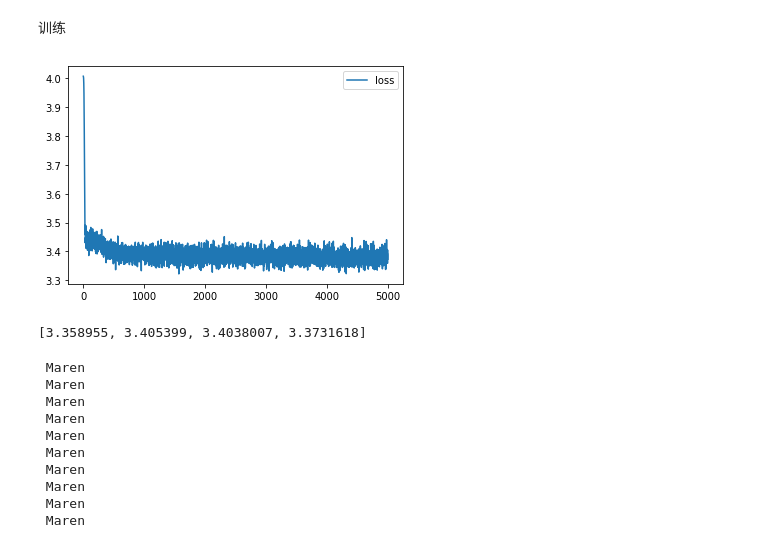
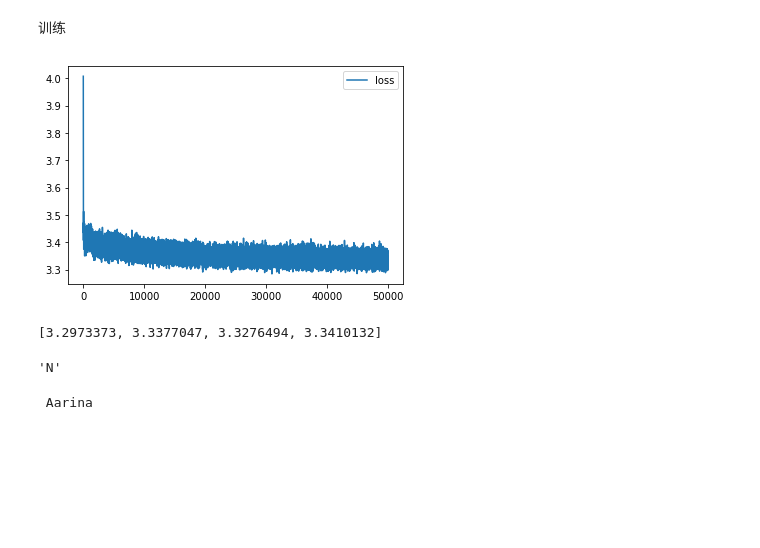
Before and after one commit to 450586509/reinforcement-learning-practice, a Jupyter notebook: 08_rl_nlp.ipynb, the cells around one changed output. Saved outputs shown, nothing was run; the diff lists cells and outputs as text; code cells hidden in the pictures; blank space fills up the shorter version.

```diff
--- a/08_rl_nlp.ipynb
+++ b/08_rl_nlp.ipynb
@@ -82,7 +82,7 @@ import tensorflow as tf
 import keras
 import keras.layers as L
 %tensorflow_version 1.x
-emb_size, rnn_size = 16, 64
+emb_size, rnn_size = 100, 256
 
 #embedding 层
 embed_x = L.Embedding(n_tokens, emb_size)
@@ -175,8 +175,7 @@ answers_matrix = tf.one_hot(input_sequence[:, 1:], n_tokens)
 print('predictions_matrix:', predictions_matrix.shape)
 print('answers_matrix:', predictions_matrix.shape)
 
-loss_step = tf.nn.softmax_cross_entropy_with_logits_v2(logits=predictions_matrix, labels=answers_matrix)
-loss_step = tf.reduce_mean(loss_step, axis=-1)
+loss_step = tf.nn.softmax_cross_entropy_with_logits(logits=predictions_matrix, labels=answers_matrix)
 loss = tf.reduce_mean(loss_step)
 optimize = tf.train.AdamOptimizer().minimize(loss)
 # %% [output]
@@ -187,30 +193,30 @@ answers_matrix: (?, 15, 55)
 # %%
 from IPython.display import clear_output
 from random import sample
 sess.run(tf.global_variables_initializer())
 #lines = lines[0:33]
 history = []
 print("MAX_LENGTH={0}".format(MAX_LENGTH))
-for i in range(5000):
+for i in range(50000):
     batch = to_matrix(sample(lines, 32), max_len=MAX_LENGTH)
 
     loss_i, _ = sess.run([loss, optimize], {input_sequence: batch})
 
 
     history.append(loss_i)
-    if (i+1) % 100 == 0:
+    if (i+1) % 5000 == 0:
         clear_output(True)
         plt.plot(history, label='loss')
         plt.legend()
         plt.show()
 
 assert np.mean(history[:10]) > np.mean(history[-10:]), "RNN didn't converge."
 # %% [output]
-[figure, old version]
+[figure, new version]
 # %%
 history[-4:]
 # %% [output]
-[3.358955, 3.405399, 3.4038007, 3.3731618]
+[3.2973373, 3.3377047, 3.3276494, 3.3410132]
 # %%
 
 x_t = tf.placeholder('int32', (None,))
@@ -243,14 +253,9 @@ def generate_sample(seed_phrase=' ', max_length=MAX_LENGTH):
+# %%
+id_to_token[21]
+# %% [output]
+'N'
 # %%
-for _ in range(10):
-    print(generate_sample())
+for _ in range(1):
+    print(generate_sample(" Aar"))
 # %% [output]
- Maren
- Maren
- Maren
- Maren
- Maren
- Maren
- Maren
- Maren
- Maren
- Maren
+ Aarina
```
Also changed, not shown: parts of 5 cells of this notebook.
